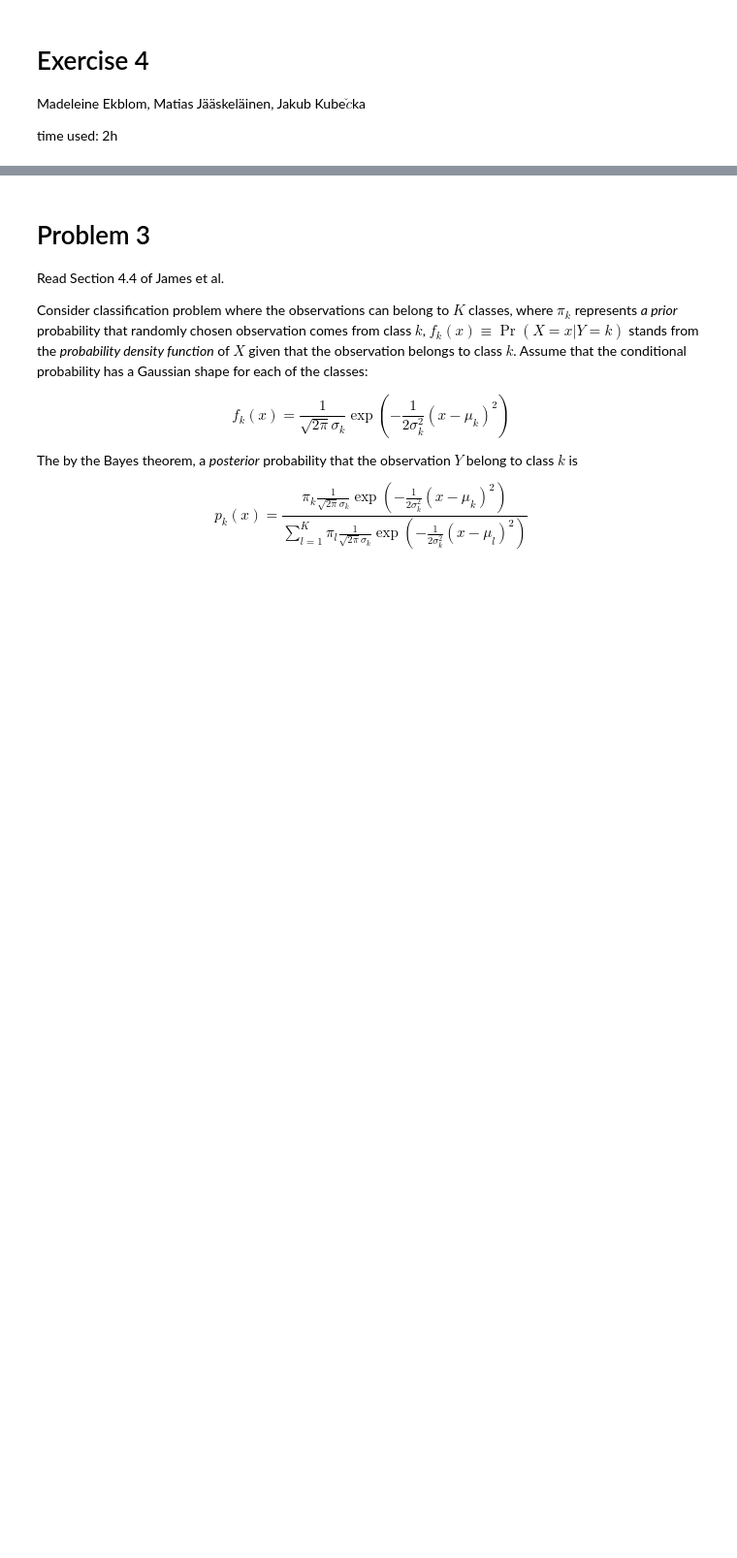
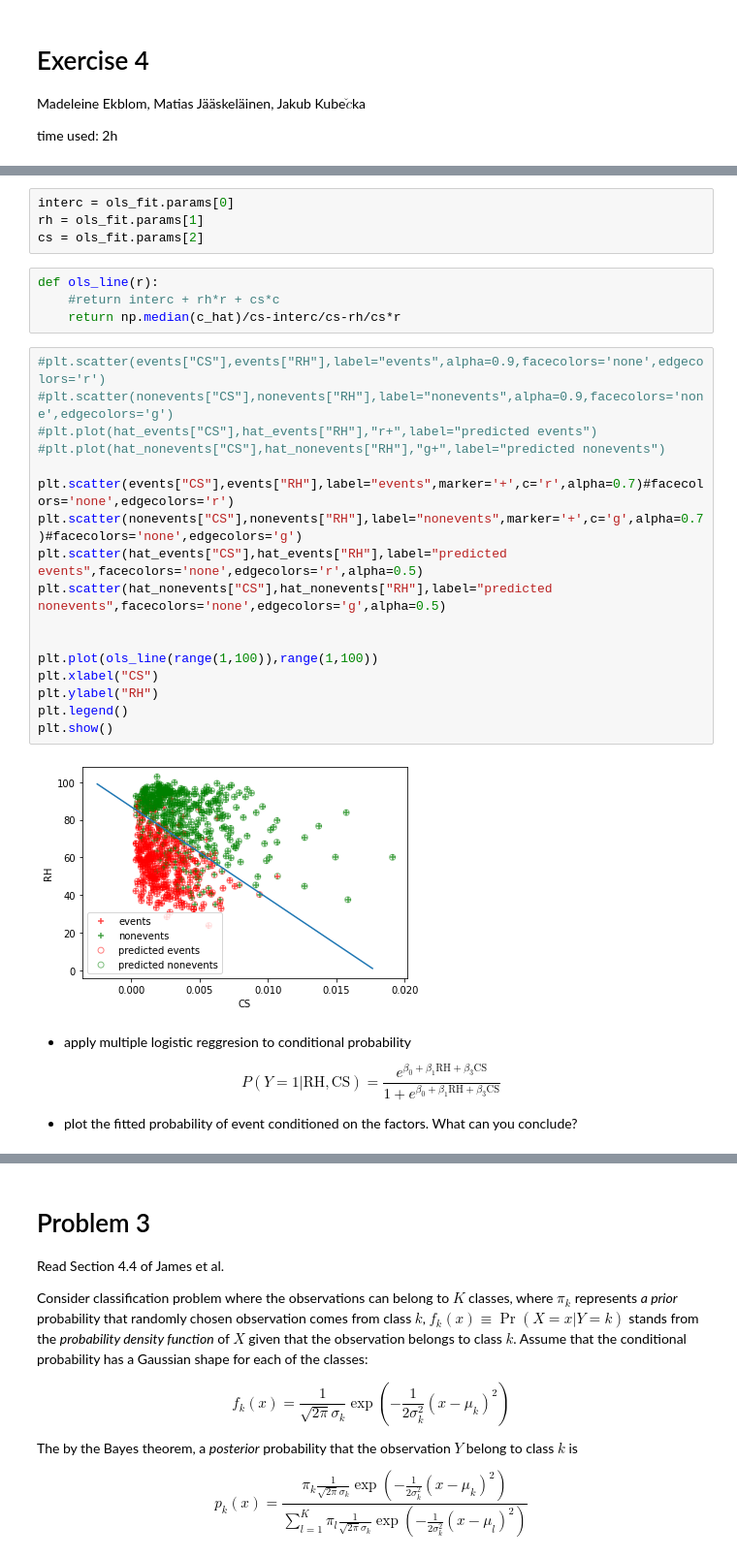
Before and after one commit to MatiasJJ/ATML, a Jupyter notebook: Ex4/Ex4_Matias_Jakub_Madeleine.ipynb, the cells around one changed output, grey strips where cells are left out. Shown at 97% size. Cells and saved outputs as stored; diff of their text form; blank space fills up the shorter version.

```diff
--- a/Ex4/Ex4_Matias_Jakub_Madeleine.ipynb
+++ b/Ex4/Ex4_Matias_Jakub_Madeleine.ipynb
@@ -42,0 +177,35 @@ $$
+# %%
+interc = ols_fit.params[0]
+rh = ols_fit.params[1]
+cs = ols_fit.params[2]
+# %%
+def ols_line(r):
+    #return interc + rh*r + cs*c
+    return np.median(c_hat)/cs-interc/cs-rh/cs*r
+# %%
+#plt.scatter(events["CS"],events["RH"],label="events",alpha=0.9,facecolors='none',edgecolors='r')
+#plt.scatter(nonevents["CS"],nonevents["RH"],label="nonevents",alpha=0.9,facecolors='none',edgecolors='g')
+#plt.plot(hat_events["CS"],hat_events["RH"],"r+",label="predicted events")
+#plt.plot(hat_nonevents["CS"],hat_nonevents["RH"],"g+",label="predicted nonevents")
+
+plt.scatter(events["CS"],events["RH"],label="events",marker='+',c='r',alpha=0.7)#facecolors='none',edgecolors='r')
+plt.scatter(nonevents["CS"],nonevents["RH"],label="nonevents",marker='+',c='g',alpha=0.7)#facecolors='none',edgecolors='g')
+plt.scatter(hat_events["CS"],hat_events["RH"],label="predicted events",facecolors='none',edgecolors='r',alpha=0.5)
+plt.scatter(hat_nonevents["CS"],hat_nonevents["RH"],label="predicted nonevents",facecolors='none',edgecolors='g',alpha=0.5)
+
+
+plt.plot(ols_line(range(1,100)),range(1,100))
+plt.xlabel("CS")
+plt.ylabel("RH")
+plt.legend()
+plt.show()
+# %% [output]
+[figure, added]
+# %% [markdown]
+* apply multiple logistic reggresion to conditional probability
+
+$$
+P(Y=1|\mathrm{RH},\mathrm{CS})=\frac{e^{\beta_{0}+\beta_{1} \mathrm{RH}+\beta_{3} \mathrm{CS}}}{1+e^{\beta_{0}+\beta_{1} \mathrm{RH}+\beta_{3} \mathrm{CS}}}
+$$
+
+* plot the fitted probability of event conditioned on the factors. What can you conclude?
```
Also changed, not shown: parts of 54 cells of this notebook.
